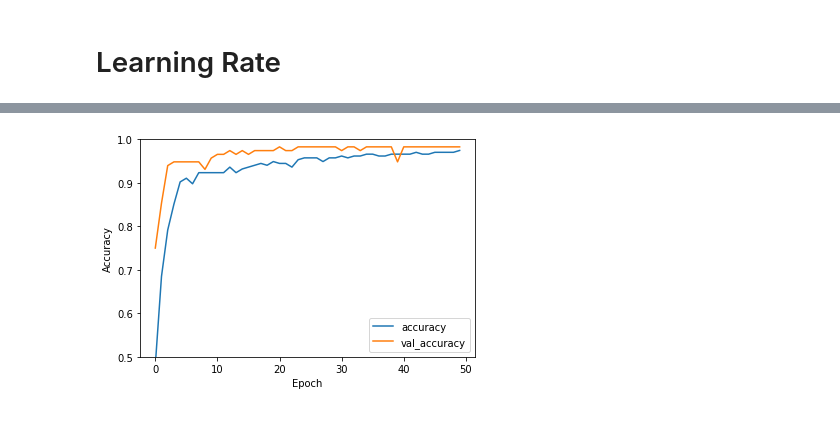
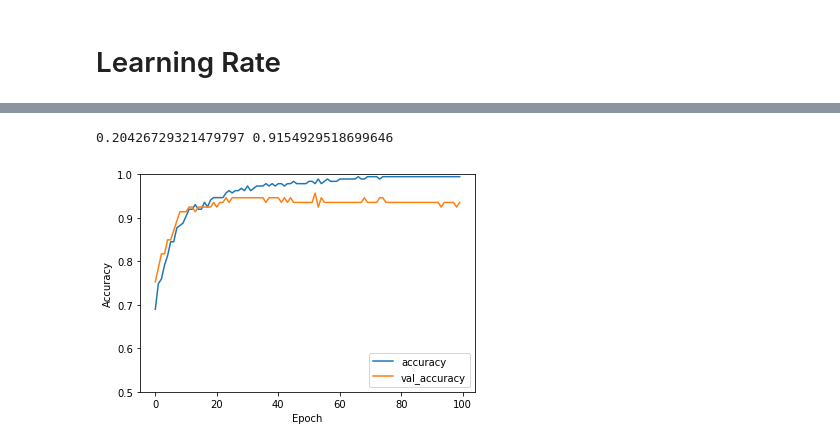
Before and after one commit to rootstrap/ml-training, a Jupyter notebook: prevent_overfitting.ipynb, the cells around one changed output, grey strips where cells are left out. Cells and saved outputs as stored; diff of their text form; code cells hidden in the pictures.

```diff
--- a/prevent_overfitting.ipynb
+++ b/prevent_overfitting.ipynb
@@ -1,15 +6,17 @@
 # %%
-#https://machinelearningmastery.com/using-learning-rate-schedules-deep-learning-models-python-keras/
 
+#https://machinelearningmastery.com/using-learning-rate-schedules-deep-learning-models-python-keras
 #Data: http://archive.ics.uci.edu/ml/machine-learning-databases/ionosphere/ionosphere.data
 
-# Time Based Learning Rate Decay
 from pandas import read_csv
 from tensorflow.keras.models import Sequential
 from tensorflow.keras.layers import Dense
 from tensorflow.keras.optimizers import SGD
 from sklearn.preprocessing import LabelEncoder
-import tensorflow as tf
+from sklearn.model_selection import train_test_split
+from matplotlib import pyplot as plt
+from sklearn.metrics import confusion_matrix
+
 
 def create_model():
     # load dataset
@@ -29,12 +36,26 @@ def create_model():
     model = Sequential()
     model.add(Dense(34, input_dim=34, activation='relu'))
     model.add(Dense(1, activation='sigmoid'))
-    return model,X,Y
+    X_train, X_test, y_train, y_test = train_test_split(X, Y, test_size=0.2, random_state=1)
+    return model,X_train, X_test, y_train, y_test
+
+
+def plot_history(history):
+    plt.plot(history.history['accuracy'], label='accuracy')
+    plt.plot(history.history['val_accuracy'], label = 'val_accuracy')
+    plt.xlabel('Epoch')
+    plt.ylabel('Accuracy')
+    plt.ylim([0.5, 1])
+    plt.legend(loc='lower right')
 # %%
-model,X,y = create_model()
+model,X_train, X_test, y_train, y_test = create_model()
 # Compile model
-epochs = 50
+epochs = 100
 model.compile(loss='binary_crossentropy', optimizer='sgd', metrics=['accuracy'])
 
 # Fit the model
-history = model.fit(X, y, validation_split=0.33, epochs=epochs, batch_size=28, verbose=0)
+history = model.fit(X_train, y_train, validation_split=0.30, epochs=epochs, batch_size=10, verbose=0)
+plot_history(history)
+
+loss, acc = model.evaluate(X_test,  y_test, verbose=0)
+print(loss, acc)
@@ -69,11 +102,15 @@ plot_history(history)
 # %%
-model,X,y = create_model()
+model,X_train, X_test, y_train, y_test = create_model()
 # Compile model
 learning_rate = 0.1
 sgd = SGD(lr=learning_rate)
 model.compile(loss='binary_crossentropy', optimizer=sgd, metrics=['accuracy'])
 # Fit the model
-history = model.fit(X, y, validation_split=0.33, epochs=epochs, batch_size=28, verbose=0)
+history = model.fit(X_train, y_train, validation_split=0.33, epochs=epochs, batch_size=28, verbose=0)
 plot_history(history)
+
+loss, acc = model.evaluate(X_test,  y_test, verbose=0)
+print(loss, acc)
 # %% [output]
+0.20426729321479797 0.9154929518699646
-[figure, old version]
+[figure, new version]
```
Also changed, not shown: parts of 13 cells of this notebook, 8 other files.
